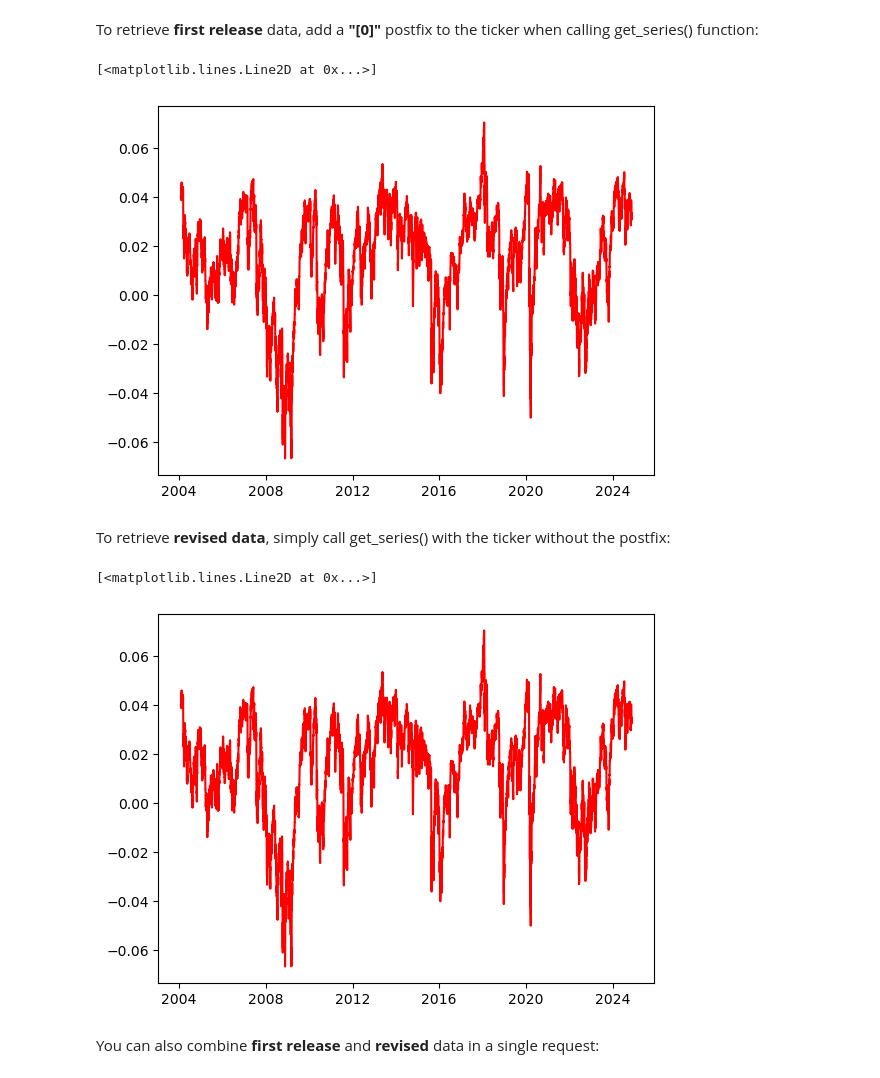
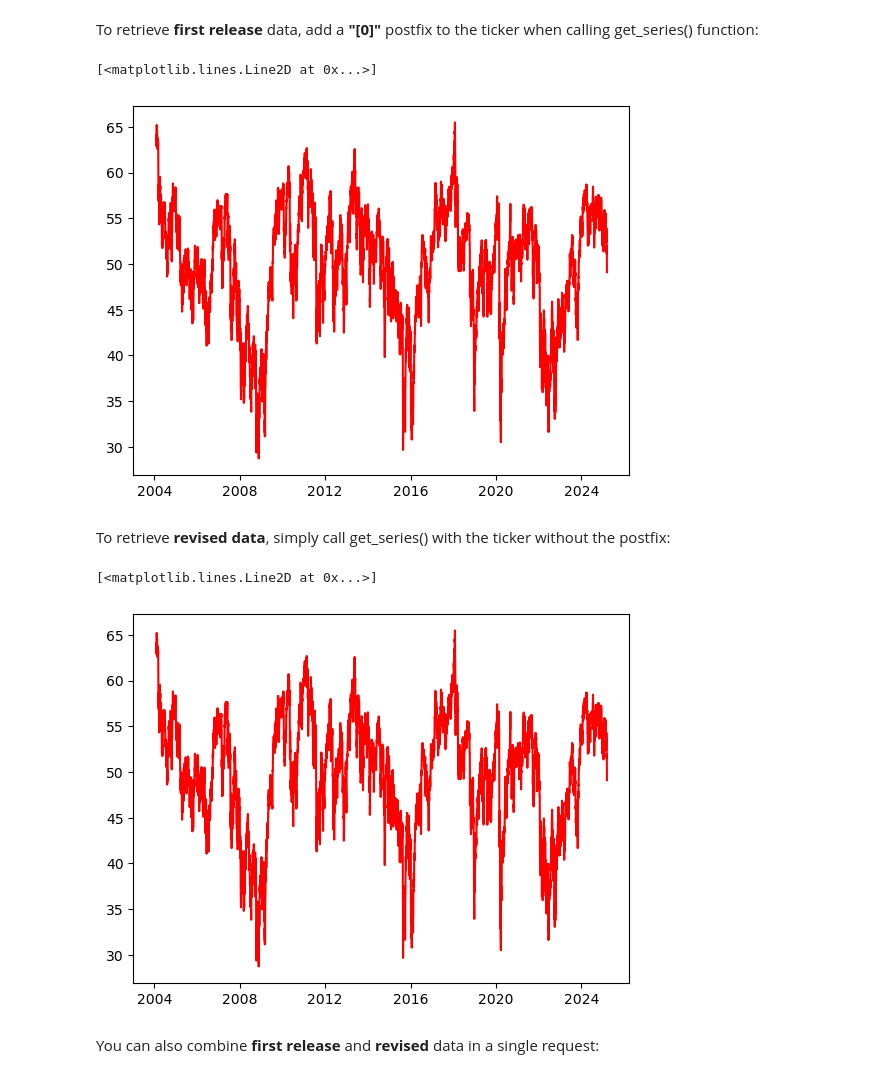
Before and after one commit to variantperception/vp-analysis-api, a Jupyter notebook: examples/first_release_vs_revised_data.ipynb, the cells around one changed output. Drawn from its saved outputs; the diff is of its cells as text; code cells hidden in the pictures.

```diff
--- a/examples/first_release_vs_revised_data.ipynb
+++ b/examples/first_release_vs_revised_data.ipynb
@@ -21,24 +21,24 @@ API Key: eyJhb...
 To retrieve **first release** data, add a **"[0]"** postfix to the ticker when calling get_series() function:
 # %%
 # Get first release tactical Fast Money data for S&P 500
-data = api.get_series(["spx_fast_money[0]"])
+data = api.get_series(["spx_vp_fast_money[0]"])
 data = api.clean_df(data, freq="D", start_date=None)
 import matplotlib.pyplot as plt
-plt.plot(data["spx_fast_money[0]"], color="red")
+plt.plot(data["spx_vp_fast_money[0]"], color="red")
 # %% [output]
 [<matplotlib.lines.Line2D at 0x...>]
-[figure, old version]
+[figure, new version]
 # %% [markdown]
 To retrieve **revised data**, simply call get_series() with the ticker without the postfix:
 # %%
 # Get revised tactical Fast Money data for S&P 500
-data = api.get_series(["spx_fast_money"])
+data = api.get_series(["spx_vp_fast_money"])
 data = api.clean_df(data, freq="D", start_date=None)
 import matplotlib.pyplot as plt
-plt.plot(data["spx_fast_money"], color="red")
+plt.plot(data["spx_vp_fast_money"], color="red")
 # %% [output]
 [<matplotlib.lines.Line2D at 0x...>]
-[figure, old version]
+[figure, new version]
 # %% [markdown]
 You can also combine **first release** and **revised** data in a single request:
 # %%
```
Also changed, not shown: parts of 1 cell of this notebook, 3 other files.
